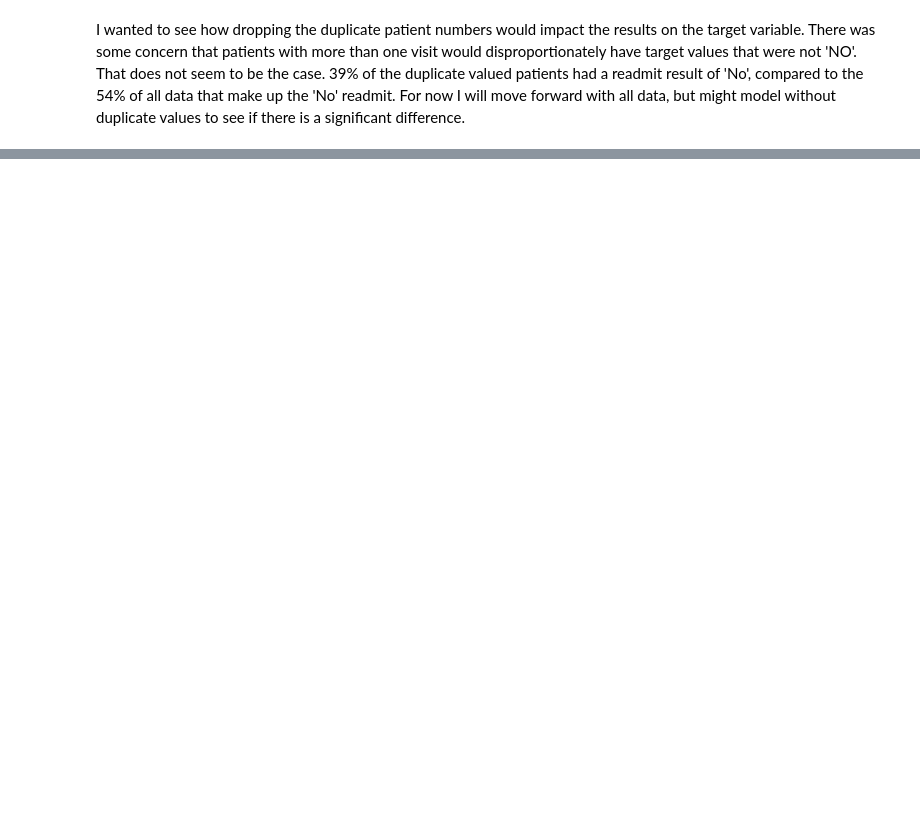
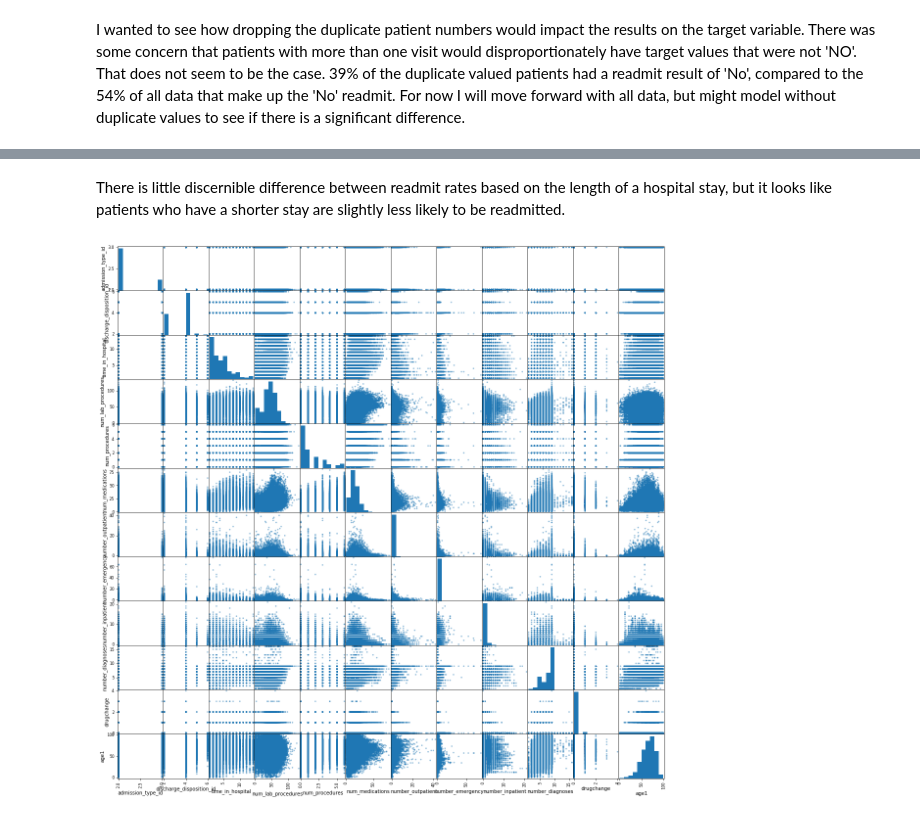
Before and after one commit to zazuetaz/Mod-5-Project, a Jupyter notebook: Zazueta - Mod 5 Project.ipynb, the cells around one changed output, grey strips where cells are left out. Cells and saved outputs as stored; diff of their text form; code cells hidden in the pictures; blank space fills up the shorter version.

```diff
--- a/Zazueta - Mod 5 Project.ipynb
+++ b/Zazueta - Mod 5 Project.ipynb
@@ -409,0 +346,15 @@ Image(graph.create_png())
+# %% [markdown]
+There is little discernible difference between readmit rates based on the length of a hospital stay, but it looks like patients who have a shorter stay are slightly less likely to be readmitted.
+# %%
+#Here I will run a scatter matrix on the data to inspect some of the relationships
+pd.plotting.scatter_matrix(data[['race', 'gender', 'admission_type_id',
+                                 'discharge_disposition_id', 'time_in_hospital',
+                                 'num_lab_procedures', 'num_procedures',
+                                 'num_medications', 'number_outpatient',
+                                 'number_emergency', 'number_inpatient',
+                                 'number_diagnoses', 'A1Cresult', 'insulin',
+                                 'drugchange', 'age1']], figsize= [20,20])
+
+plt.show();
+# %% [output]
+[figure, added]
```
Also changed, not shown: parts of 125 cells of this notebook.
